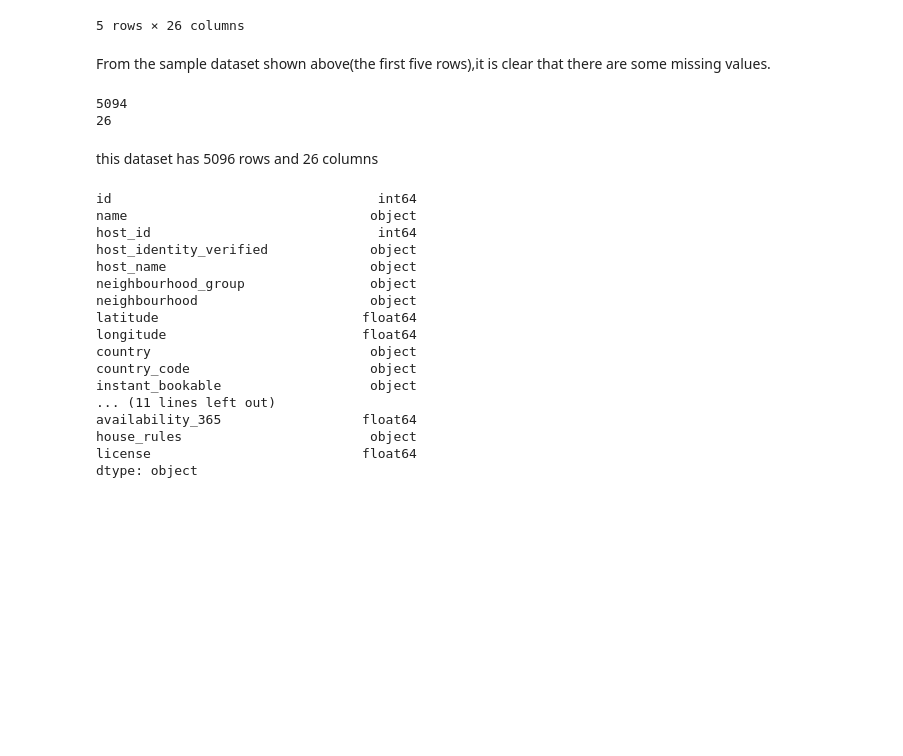
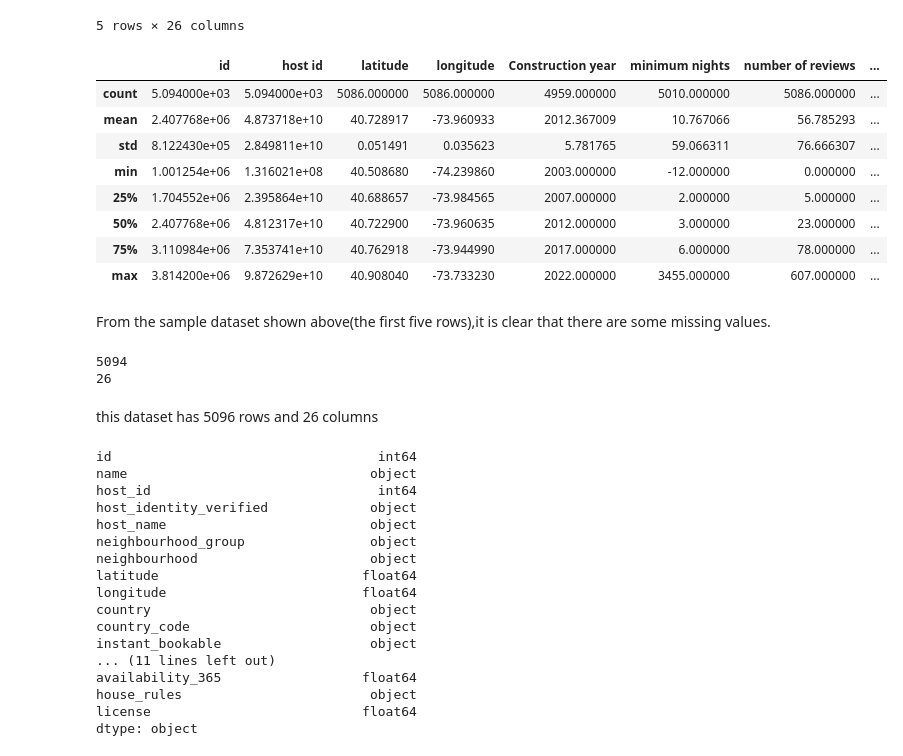
Before and after one commit to IVYMWAI/JANITOR, a Jupyter notebook: Data cleaning.ipynb, the cells around one changed output. Drawn from its saved outputs; the diff is of its cells as text; code cells hidden in the pictures; blank space fills up the shorter version.

```diff
--- a/Data cleaning.ipynb
+++ b/Data cleaning.ipynb
@@ -26,6 +26,19 @@ Index(['id', 'name', 'host_id', 'host_identity_verified', 'host_name',
 | 3 | 1002755 | NaN | 85098326012 | unconfirmed | Garry | Brooklyn | Clinton Hill | ... |
 | 4 | 1003689 | Entire Apt: Spacious Studio/Loft ... | 92037596077 | verified | Lyndon | Manhattan | East Harlem | ... |
 5 rows × 26 columns
+# %%
+#getting general summary statistics of the dataset
+data.describe()
+# %% [output]
+|  | id | host id | latitude | longitude | Construction year | minimum nights | number of reviews | ... |
+| count | 5.094000e+03 | 5.094000e+03 | 5086.000000 | 5086.000000 | 4959.000000 | 5010.000000 | 5086.000000 | ... |
+| mean | 2.407768e+06 | 4.873718e+10 | 40.728917 | -73.960933 | 2012.367009 | 10.767066 | 56.785293 | ... |
+| std | 8.122430e+05 | 2.849811e+10 | 0.051491 | 0.035623 | 5.781765 | 59.066311 | 76.666307 | ... |
+| min | 1.001254e+06 | 1.316021e+08 | 40.508680 | -74.239860 | 2003.000000 | -12.000000 | 0.000000 | ... |
+| 25% | 1.704552e+06 | 2.395864e+10 | 40.688657 | -73.984565 | 2007.000000 | 2.000000 | 5.000000 | ... |
+| 50% | 2.407768e+06 | 4.812317e+10 | 40.722900 | -73.960635 | 2012.000000 | 3.000000 | 23.000000 | ... |
+| 75% | 3.110984e+06 | 7.353741e+10 | 40.762918 | -73.944990 | 2017.000000 | 6.000000 | 78.000000 | ... |
+| max | 3.814200e+06 | 9.872629e+10 | 40.908040 | -73.733230 | 2022.000000 | 3455.000000 | 607.000000 | ... |
 # %% [markdown]
 From the sample dataset shown above(the first five rows),it is clear that there are some missing values.
 # %%
```
Also changed, not shown: parts of 3 cells of this notebook.
